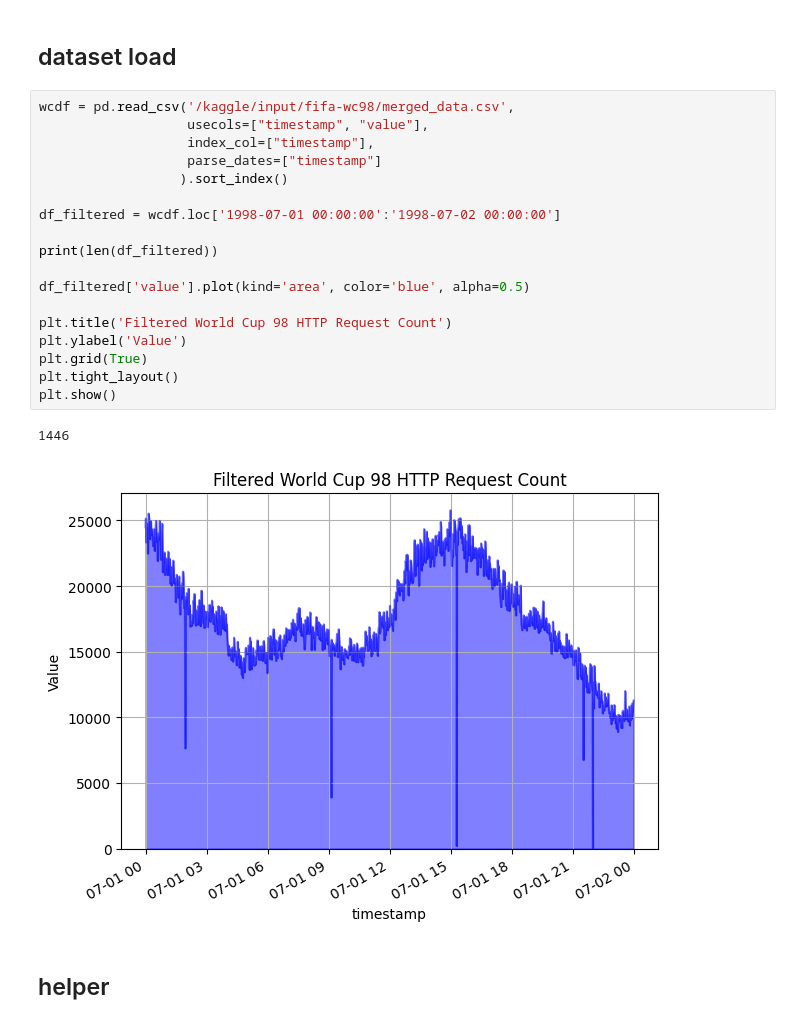
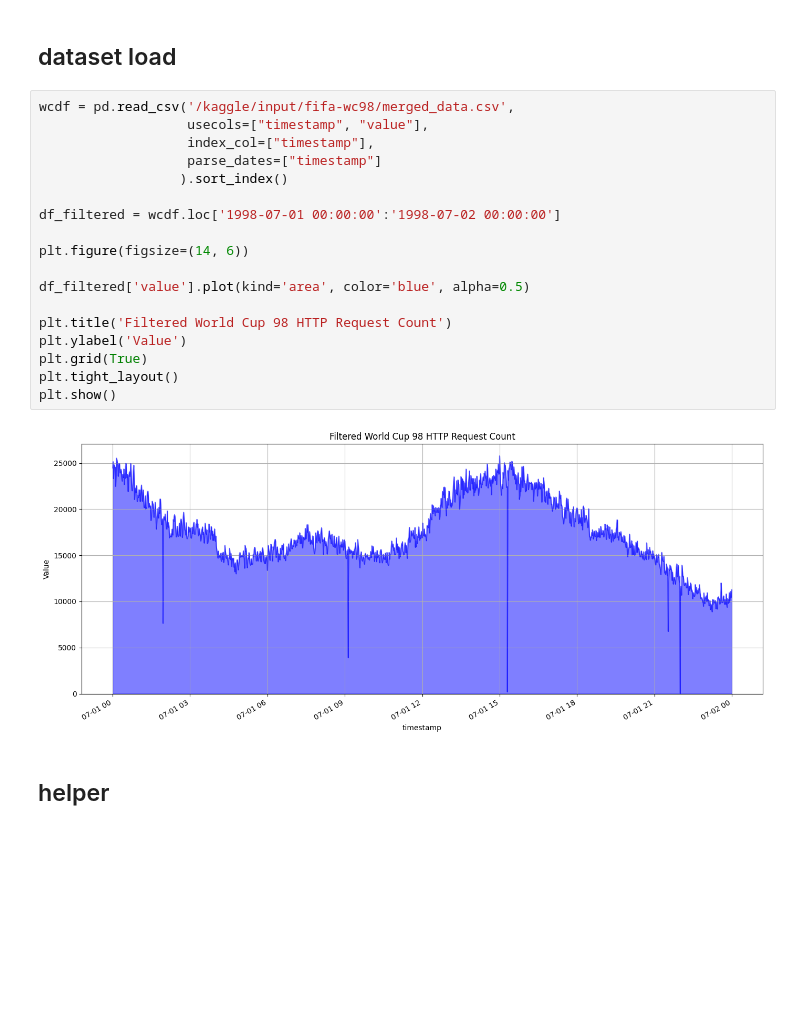
Before and after one commit to hasyimashari/skripsi_autoscaler-evaluation, a Jupyter notebook: auto-scaler-evaluation.ipynb, the cells around one changed output. Cells and saved outputs as stored; diff of their text form; blank space fills up the shorter version.

```diff
--- a/auto-scaler-evaluation.ipynb
+++ b/auto-scaler-evaluation.ipynb
@@ -27,24 +27,23 @@ E0000 00:00:1751195956.972712      19 cuda_blas.cc:1418] Unable to register cuBL
 # %%
 wcdf = pd.read_csv('/kaggle/input/fifa-wc98/merged_data.csv',
                    usecols=["timestamp", "value"],
                    index_col=["timestamp"],
                    parse_dates=["timestamp"]
                   ).sort_index()
 
 df_filtered = wcdf.loc['1998-07-01 00:00:00':'1998-07-02 00:00:00']
 
-print(len(df_filtered))
+plt.figure(figsize=(14, 6))
 
 df_filtered['value'].plot(kind='area', color='blue', alpha=0.5)
 
 plt.title('Filtered World Cup 98 HTTP Request Count')
 plt.ylabel('Value')
 plt.grid(True)
 plt.tight_layout()
 plt.show()
 # %% [output]
-1446
-[figure, old version]
+[figure, new version]
 # %% [markdown]
 ## helper
 # %% [markdown]
```
Also changed, not shown: parts of 2 cells of this notebook.
